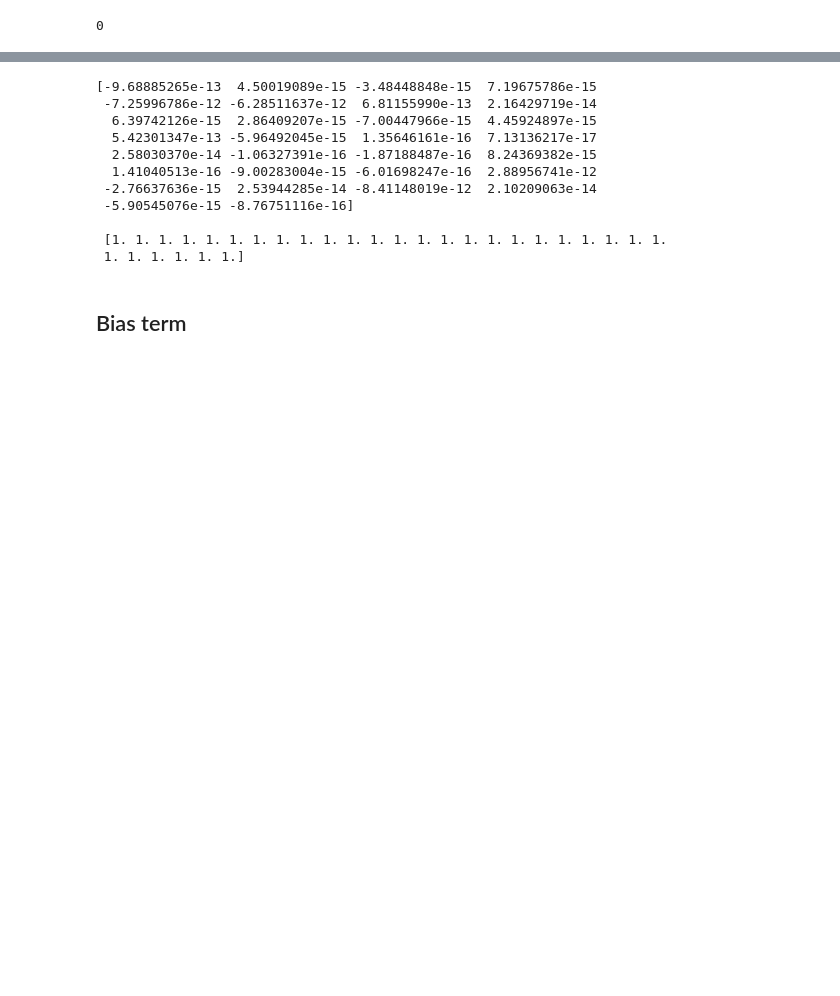
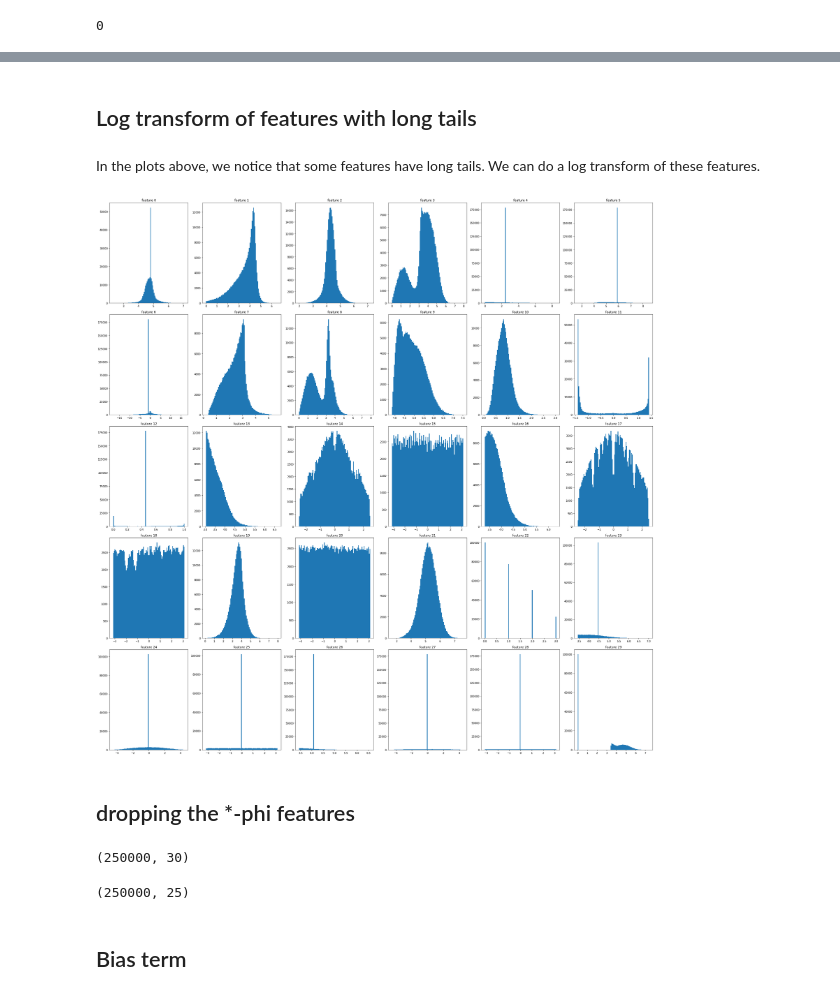
Before and after one commit to CS-433/ml-project-1-mnms, a Jupyter notebook: scripts/Data_Exploration.ipynb, the cells around one changed output, grey strips where cells are left out. Drawn from its saved outputs; the diff is of its cells as text; code cells hidden in the pictures; blank space fills up the shorter version.

```diff
--- a/scripts/Data_Exploration.ipynb
+++ b/scripts/Data_Exploration.ipynb
@@ -129,5 +173,5 @@ input_data[input_data == -999].size
 # %%
-clean_input_data = replace_undefined_values_with_mean(input_data)
-clean_input_data[clean_input_data == -999].size
+tx = replace_undefined_values_with_mean(input_data)
+tx[tx == -999].size
 # %% [output]
 0
@@ -148,16 +178,21 @@ Test
-# %%
-clean_std_input_data = standardize(clean_input_data)
-
-print(np.mean(clean_std_input_data, axis=0), "\n\n", np.std(clean_std_input_data, axis=0))
-# %% [output]
-[-9.68885265e-13  4.50019089e-15 -3.48448848e-15  7.19675786e-15
- -7.25996786e-12 -6.28511637e-12  6.81155990e-13  2.16429719e-14
-  6.39742126e-15  2.86409207e-15 -7.00447966e-15  4.45924897e-15
-  5.42301347e-13 -5.96492045e-15  1.35646161e-16  7.13136217e-17
-  2.58030370e-14 -1.06327391e-16 -1.87188487e-16  8.24369382e-15
-  1.41040513e-16 -9.00283004e-15 -6.01698247e-16  2.88956741e-12
- -2.76637636e-15  2.53944285e-14 -8.41148019e-12  2.10209063e-14
- -5.90545076e-15 -8.76751116e-16]
-
- [1. 1. 1. 1. 1. 1. 1. 1. 1. 1. 1. 1. 1. 1. 1. 1. 1. 1. 1. 1. 1. 1. 1. 1.
- 1. 1. 1. 1. 1. 1.]
+# %% [markdown]
+## Log transform of features with long tails
+# %% [markdown]
+In the plots above, we notice that some features have long tails. We can do a log transform of these features.
+# %%
+def remove_skewness(tx):
+    """Remove skewness by doing a log transform of the heavy tailes features"""
+    heavy_tailed_features = [0,1,2,3,5,8,9,10,13,16,19,21,23,26,29]
+
+    for skewed_feature in heavy_tailed_features:
+        tx[:, skewed_feature] = np.log(1 + tx[:, skewed_feature])
+
+    return tx
+# %%
+tx = remove_skewness(tx)
+# %%
+distributions_plot(tx)
+# %% [output]
+[figure, added]
+# %% [markdown]
+## dropping the *-phi features
@@ -163,0 +207,4 @@ print(np.mean(clean_std_input_data, axis=0), "\n\n", np.std(clean_std_input_data
+# %%
+tx.shape
+# %% [output]
+(250000, 30)
@@ -164,3 +213,7 @@ print(np.mean(clean_std_input_data, axis=0), "\n\n", np.std(clean_std_input_data
+# %%
+tx.shape
+# %% [output]
+(250000, 25)
 # %% [markdown]
 ## Bias term
 # %% [markdown]
```
Also changed, not shown: parts of 29 cells of this notebook, 2 other files.
